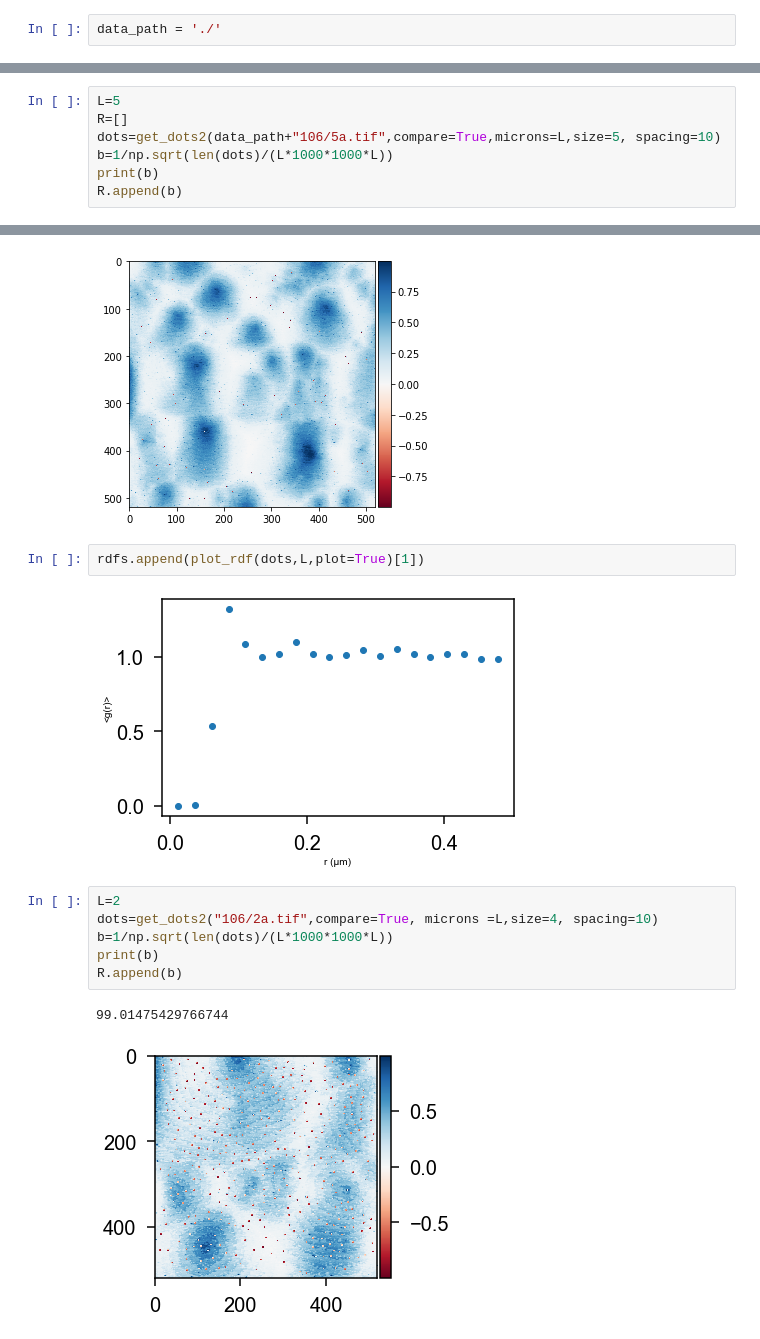
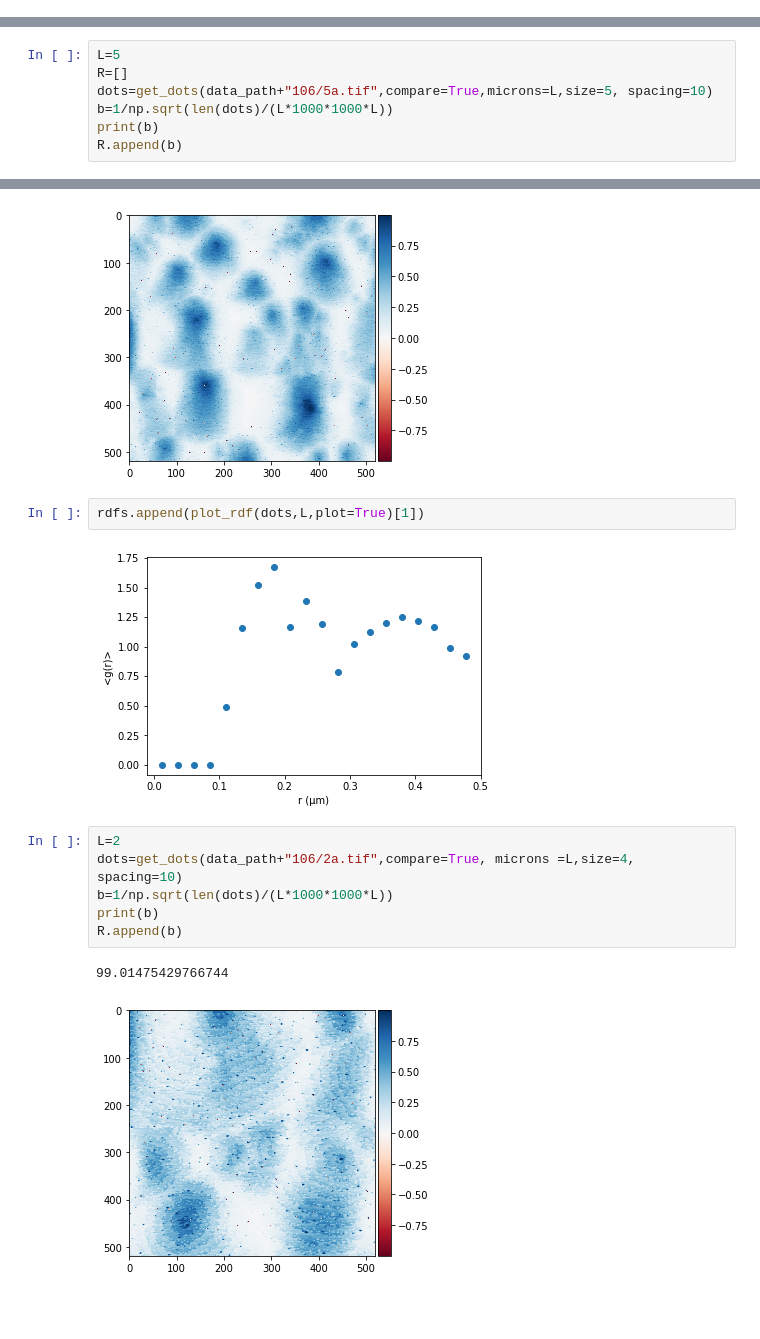
Before and after one commit to cmelab/QD-Paper-RDF, a Jupyter notebook: analyze-106.ipynb, the cells around one changed output, grey strips where cells are left out. Drawn from its saved outputs; the diff is of its cells as text; blank space fills up the shorter version.

```diff
--- a/analyze-106.ipynb
+++ b/analyze-106.ipynb
@@ -4,2 +6,0 @@ import numpy as np
-# %%
-data_path = './'
@@ -12,7 +9,7 @@ rdfs = []
 # %%
 L=5
 R=[]
-dots=get_dots2(data_path+"106/5a.tif",compare=True,microns=L,size=5, spacing=10)
+dots=get_dots(data_path+"106/5a.tif",compare=True,microns=L,size=5, spacing=10)
 b=1/np.sqrt(len(dots)/(L*1000*1000*L))
 print(b)
 R.append(b)
@@ -22,16 +19,16 @@ R.append(b)
 # %%
 rdfs.append(plot_rdf(dots,L,plot=True)[1])
 # %% [output]
-[figure, old version]
+[figure, new version]
 # %%
 L=2
-dots=get_dots2("106/2a.tif",compare=True, microns =L,size=4, spacing=10)
+dots=get_dots(data_path+"106/2a.tif",compare=True, microns =L,size=4, spacing=10)
 b=1/np.sqrt(len(dots)/(L*1000*1000*L))
 print(b)
 R.append(b)
 # %% [output]
 99.01475429766744
-[figure, old version]
+[figure, new version]
 # %%
 rdfs.append(plot_rdf(dots,L,plot=True)[1])
 # %% [output]
```
Also changed, not shown: parts of 11 cells of this notebook, 1 other file.
